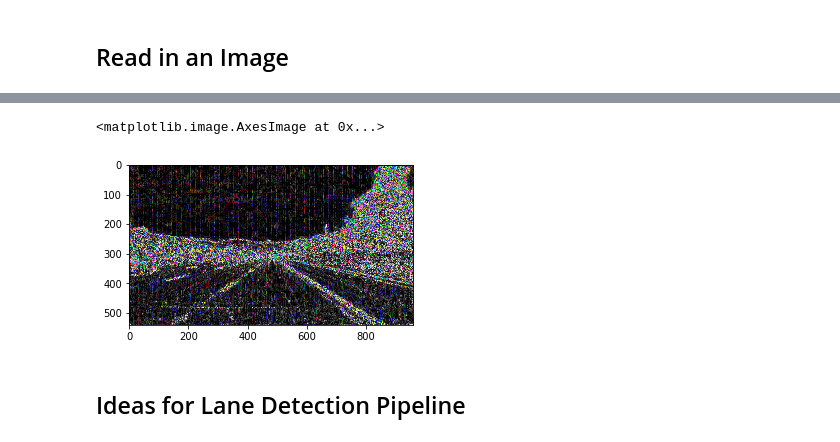
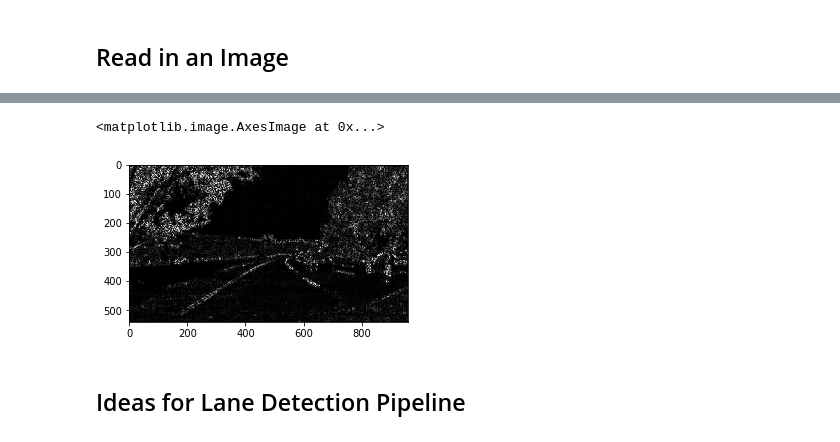
Before and after one commit to lpadukana/CarND-LaneLines-P1, a Jupyter notebook: P1.ipynb, the cells around one changed output, grey strips where cells are left out. Saved outputs shown, nothing was run; the diff lists cells and outputs as text; code cells hidden in the pictures.

```diff
--- a/P1.ipynb
+++ b/P1.ipynb
@@ -52,7 +54,7 @@ from collections import deque
 ## Read in an Image
 # %%
 #reading in an image
-image = mpimg.imread('test_images/solidWhiteRight.jpg')
+image = mpimg.imread('test_images/extra.mp4-6.0.jpg')
 
 #printing out some stats and plotting
 print('This image is:', type(image), 'with dimesions:', image.shape)
@@ -101,24 +94,23 @@ plt.imshow(y_mask, cmap='gray')
 # %%
 gr = cv2.cvtColor(image, cv2.COLOR_RGB2GRAY)
-fig = plt.figure(figsize=(10, 10))
-fig.add_subplot(311)
+fig = plt.figure(figsize=(5, 5))
+# fig.add_subplot(311)
 # plt.imshow(cv2.createCLAHE(clipLimit=2.0, tileGridSize=(8,8)).apply(gr), cmap='gray')
 # plt.imshow(gr, cmap='gray')
 # plt.imshow(gr, cmap='gray')
 # fig.add_subplot(312)
 # plt.imshow(cv2.equalizeHist(gr), cmap='gray')
 # fig.add_subplot(313)
 # plt.imshow(cv2.createCLAHE(clipLimit=2.0, tileGridSize=(8,8)).apply(gr), cmap='gray')
-
 # plt.imshow(cv2.Sobel(image, cv2.CV_64F, 3, 3, ksize=5), cmap='gray')
 
-sobelx64f = cv2.Sobel(image,cv2.CV_64F,1,0,ksize=5)
+sobelx64f = cv2.Sobel(gr,cv2.CV_64F,2,2,ksize=5)
 abs_sobel64f = np.absolute(sobelx64f)
 sobel_8u = np.uint8(abs_sobel64f)
 plt.imshow(sobel_8u, cmap='gray')
 # %% [output]
 <matplotlib.image.AxesImage at 0x...>
-[figure, old version]
+[figure, new version]
 # %% [markdown]
 ## Ideas for Lane Detection Pipeline
 # %% [markdown]
```
Also changed, not shown: parts of 11 cells of this notebook.
